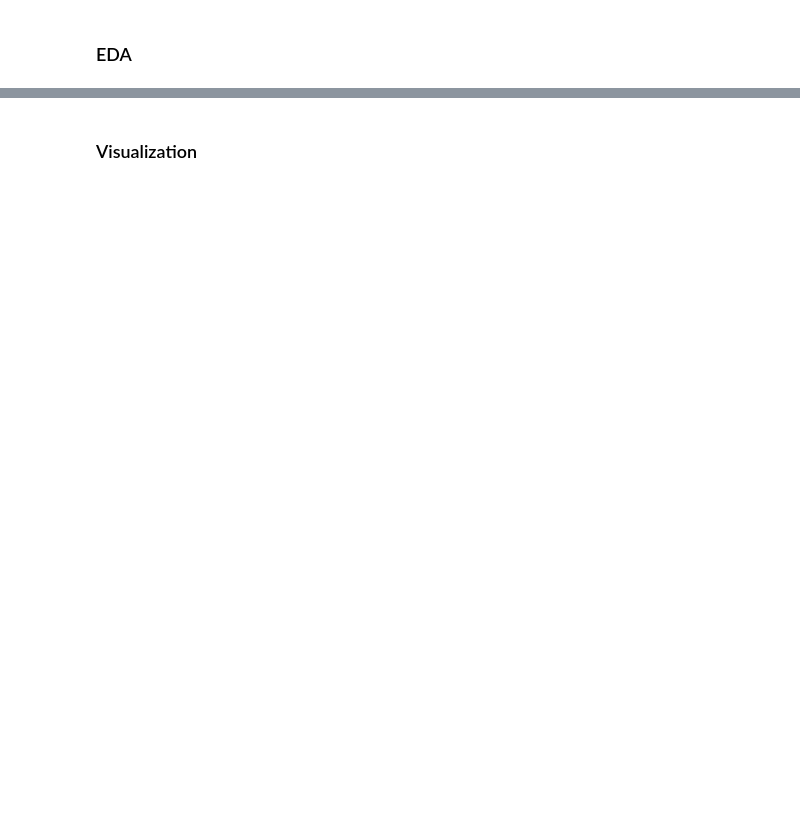
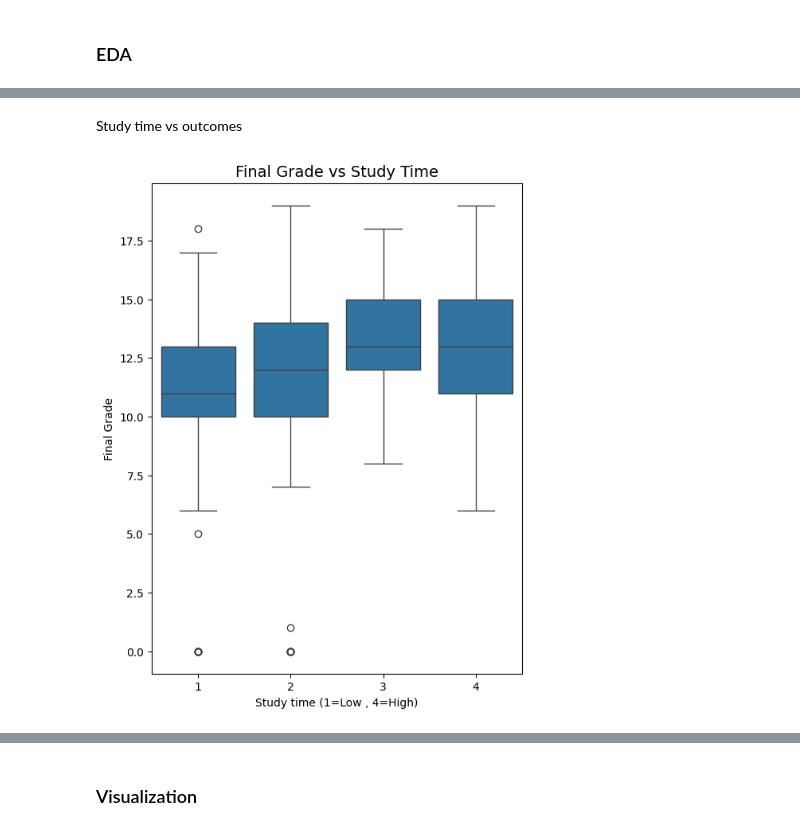
Before and after one commit to Habibahammadprogrammer/StudentsPerformance, a Jupyter notebook: Notebooks/FinalProject.ipynb, the cells around one changed output, grey strips where cells are left out. Cells and saved outputs as stored; diff of their text form; code cells hidden in the pictures; blank space fills up the shorter version.

```diff
--- a/Notebooks/FinalProject.ipynb
+++ b/Notebooks/FinalProject.ipynb
@@ -265,0 +605,11 @@ So looking at the target features , there seemes to be no issue since they are w
+# %% [markdown]
+Study time vs outcomes
+# %%
+plt.figure(figsize=(6,8))
+sns.boxplot(x='studytime',y='G3',data=df_corr)
+plt.title("Final Grade vs Study Time",fontsize=14)
+plt.xlabel("Study time (1=Low , 4=High)")
+plt.ylabel("Final Grade")
+plt.show()
+# %% [output]
+[figure, added]
```
Also changed, not shown: parts of 83 cells of this notebook, 1 other file.
